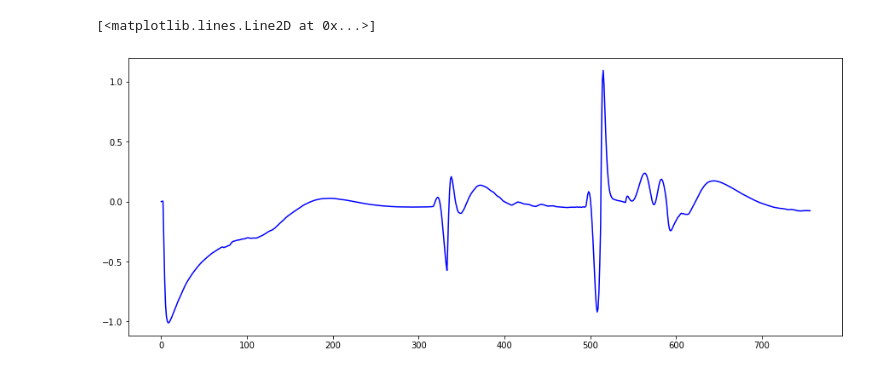
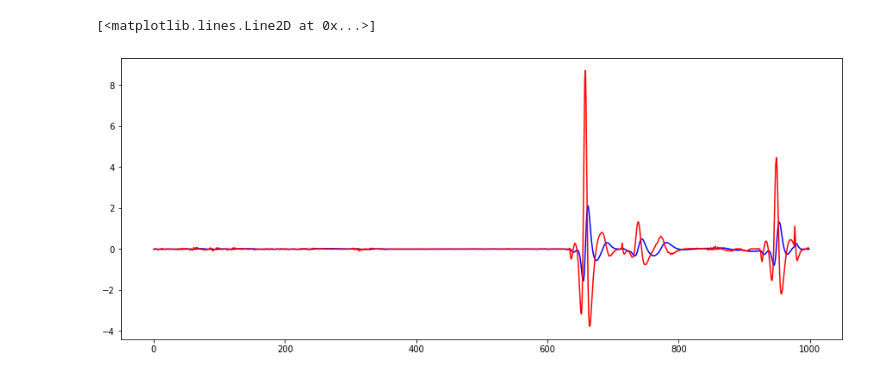
Before and after one commit to JhonPool4/journal_ws, a Jupyter notebook: src/motion_ur5_rviz/notebook/read_kalman.ipynb, the cells around one changed output. Cells and saved outputs as stored; diff of their text form; code cells hidden in the pictures.

```diff
--- a/src/motion_ur5_rviz/notebook/read_kalman.ipynb
+++ b/src/motion_ur5_rviz/notebook/read_kalman.ipynb
@@ -43,7 +43,8 @@ ax.plot(df['ddp_e_{}_kf'.format(col)], color = 'blue')
 # %%
 
 f, ax = plt.subplots(figsize = (15,6))
-ax.plot(df['dddp_e_{}_kf'.format(col)] , color = 'blue')
+ax.plot(df['dddp_e_{}_kf'.format(col)][4000:5000].values , color = 'blue')
+ax.plot(np.diff(df['ddp_e_{}_kf'.format(col)].values[4000:5000])/0.1, color = 'red')
 # %% [output]
 [<matplotlib.lines.Line2D at 0x...>]
-[figure, old version]
+[figure, new version]
```
Also changed, not shown: parts of 5 cells of this notebook, 14 other files.
